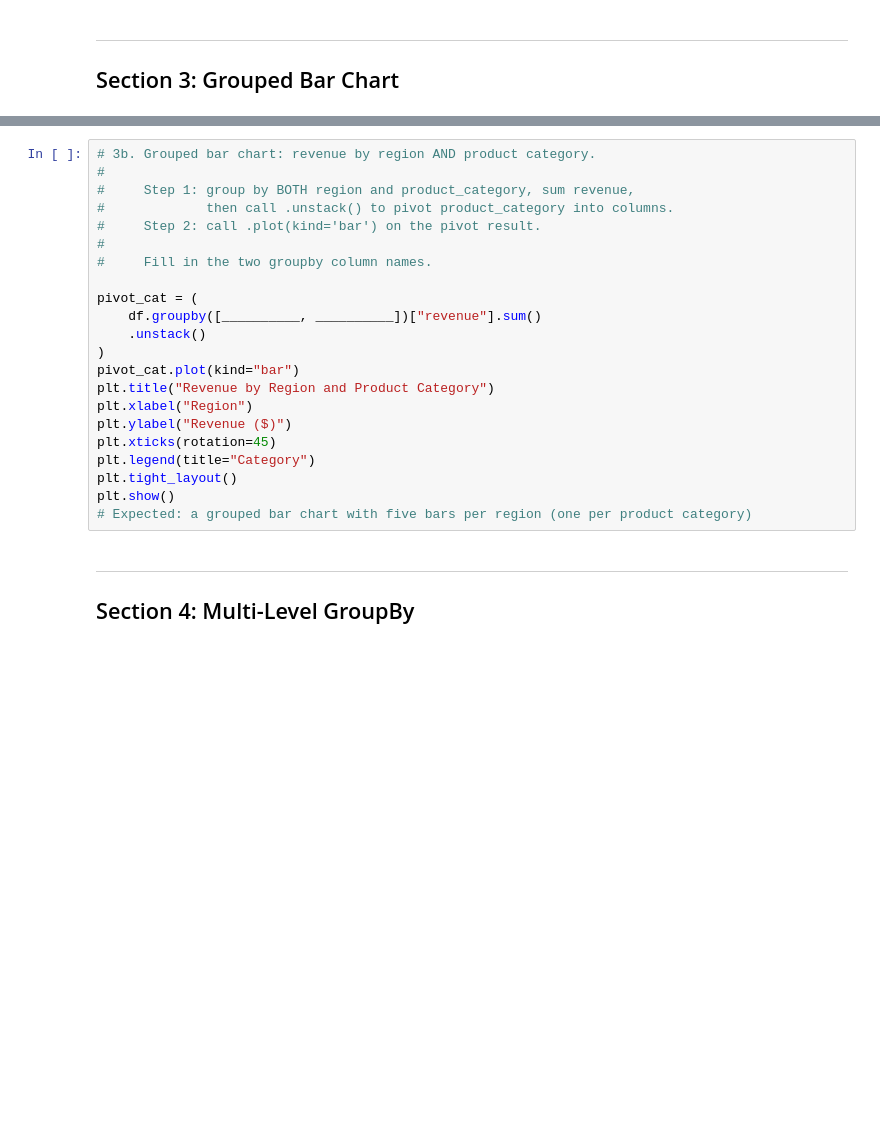
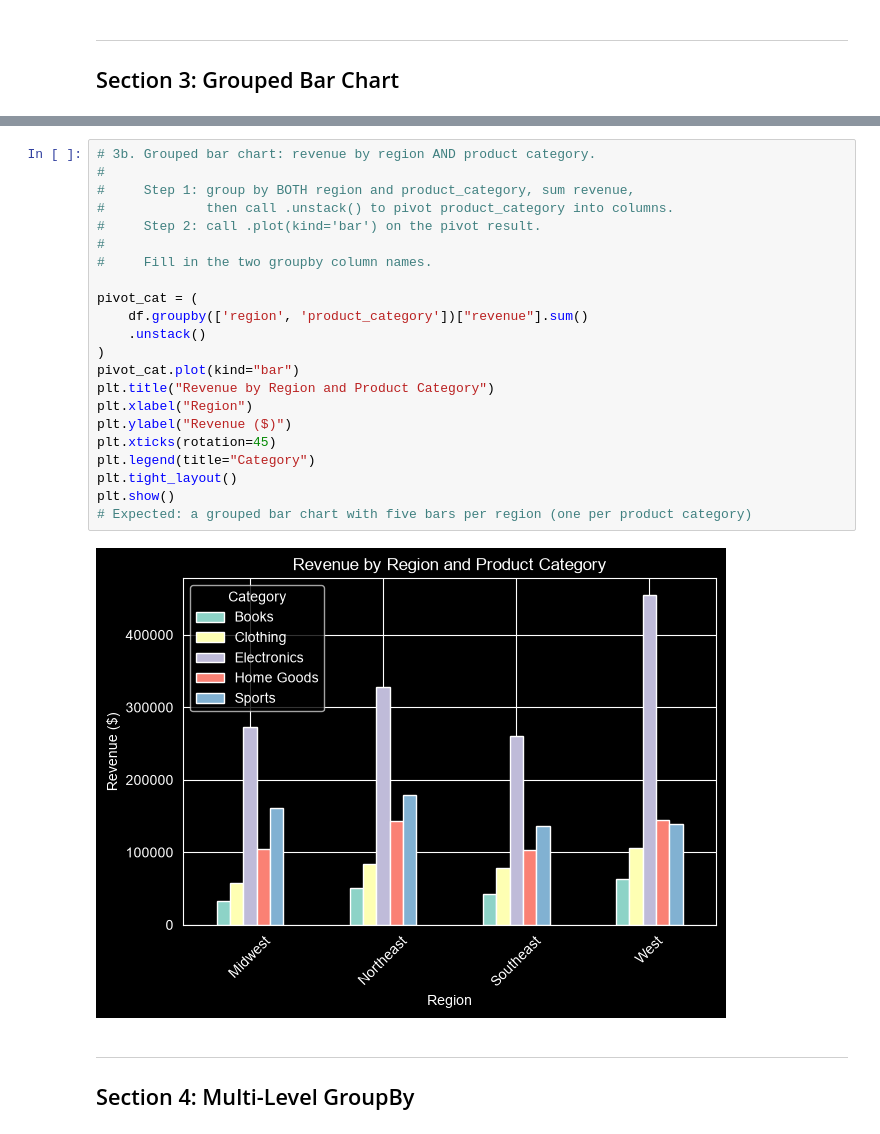
Before and after one commit to brianthomas927-ctrl/cs5045, a Jupyter notebook: M10/hw10.ipynb, the cells around one changed output, grey strips where cells are left out. Drawn from its saved outputs; the diff is of its cells as text; blank space fills up the shorter version.

```diff
--- a/M10/hw10.ipynb
+++ b/M10/hw10.ipynb
@@ -119,25 +146,27 @@ plt.show()
 # %%
 # 3b. Grouped bar chart: revenue by region AND product category.
 #
 #     Step 1: group by BOTH region and product_category, sum revenue,
 #             then call .unstack() to pivot product_category into columns.
 #     Step 2: call .plot(kind='bar') on the pivot result.
 #
 #     Fill in the two groupby column names.
 
 pivot_cat = (
-    df.groupby([__________, __________])["revenue"].sum()
+    df.groupby(['region', 'product_category'])["revenue"].sum()
     .unstack()
 )
 pivot_cat.plot(kind="bar")
 plt.title("Revenue by Region and Product Category")
 plt.xlabel("Region")
 plt.ylabel("Revenue ($)")
 plt.xticks(rotation=45)
 plt.legend(title="Category")
 plt.tight_layout()
 plt.show()
 # Expected: a grouped bar chart with five bars per region (one per product category)
+# %% [output]
+[figure, added]
 # %% [markdown]
 ---
 ## Section 4: Multi-Level GroupBy
```
Also changed, not shown: parts of 10 cells of this notebook.
